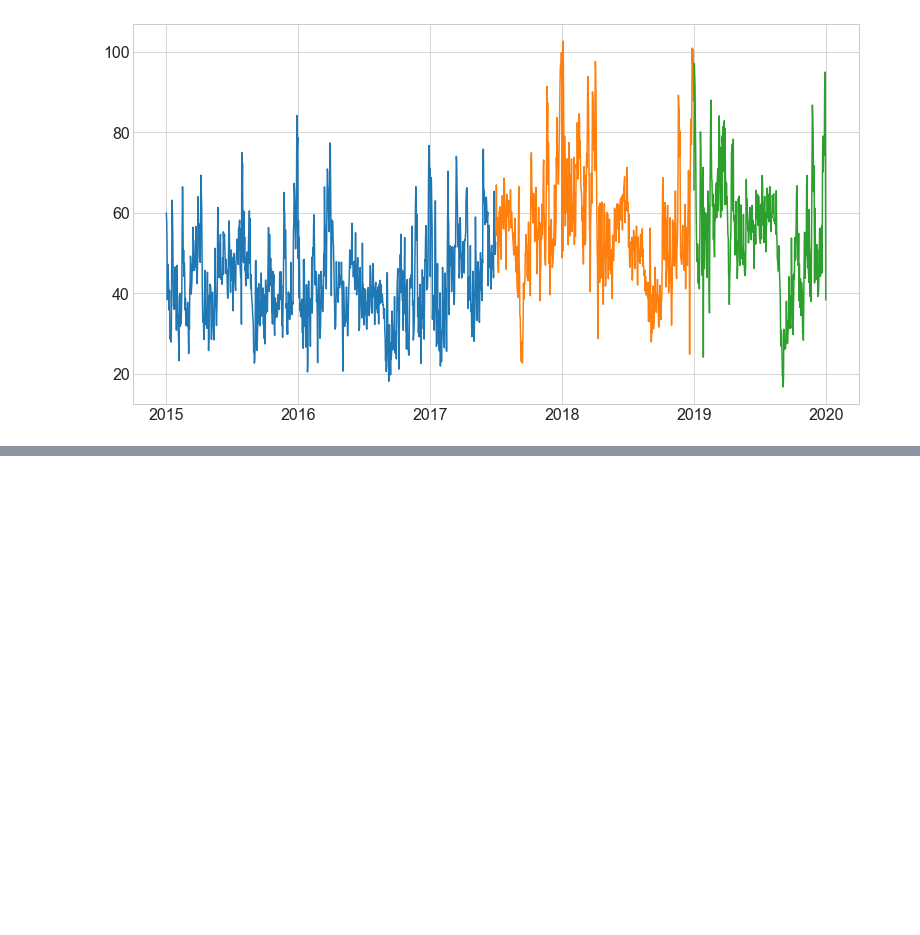
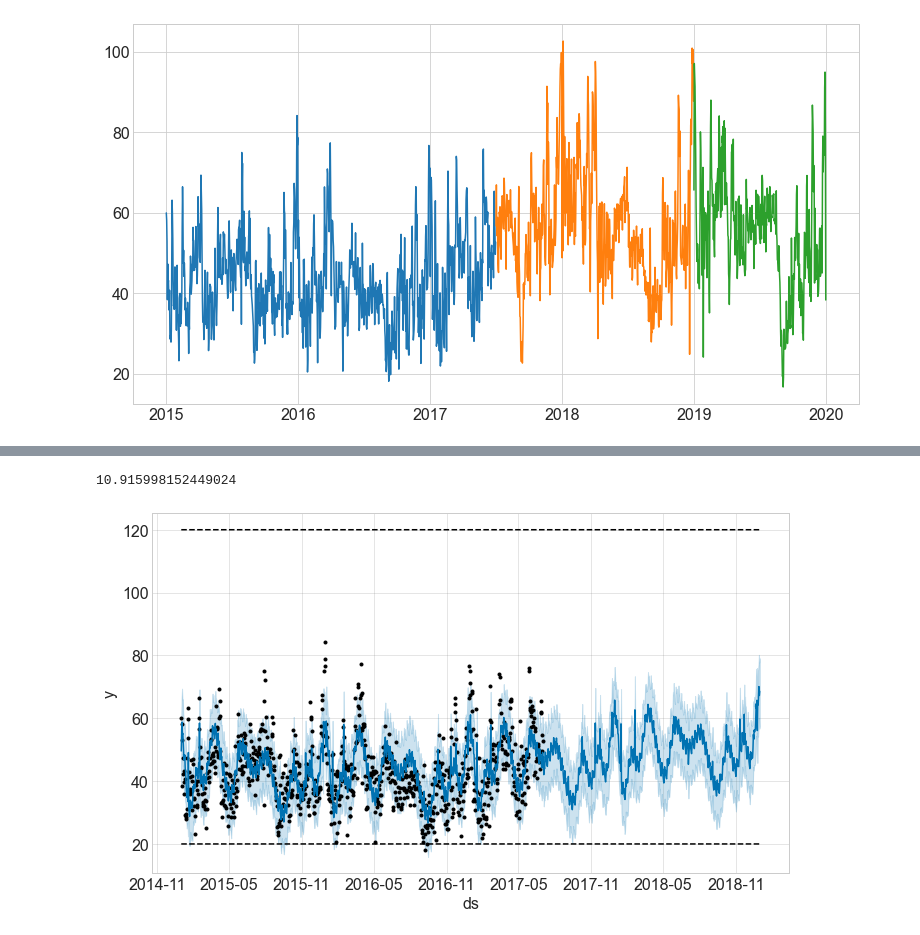
Before and after one commit to AAranda10/time-series-exercises, a Jupyter notebook: modeling/modeling-disney-data.ipynb, the cells around one changed output, grey strips where cells are left out. Drawn from its saved outputs; the diff is of its cells as text; code cells hidden in the pictures; blank space fills up the shorter version.

```diff
--- a/modeling/modeling-disney-data.ipynb
+++ b/modeling/modeling-disney-data.ipynb
@@ -225,0 +227,9 @@ train.head(2)
+# %%
+m = Prophet(daily_seasonality = True,
+            weekly_seasonality = True,
+            growth = 'logistic',
+            changepoint_range = 0.9)
+m.add_country_holidays(country_name='US')
+m.fit(train)
+
+print(m.train_holiday_names)
@@ -225,0 +252,4 @@ train.head(2)
+# %%
+future = m.make_future_dataframe(periods = len(validate))
+future['cap'] = 120
+future['floor'] = 20
@@ -225,0 +264,2 @@ train.head(2)
+# %%
+forecast = m.predict(future)
@@ -225,0 +315,12 @@ train.head(2)
+# %%
+from sklearn.metrics import mean_squared_error
+eval_df = pd.merge(df, forecast[['ds', 'yhat']], how = 'inner', on = 'ds')
+eval_df = eval_df.dropna()
+rmse = sqrt(mean_squared_error(eval_df.y, eval_df.yhat))
+rmse
+# %% [output]
+10.915998152449024
+# %%
+fig1 = m.plot(forecast)
+# %% [output]
+[figure, added]
```
Also changed, not shown: parts of 15 cells of this notebook.
